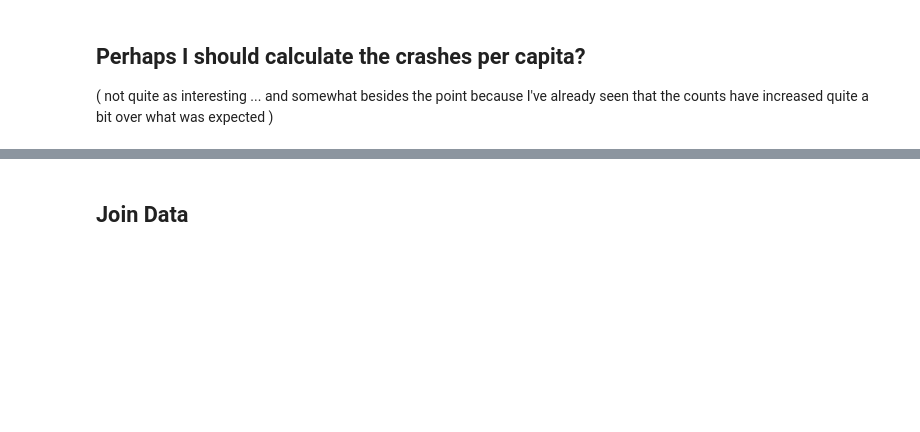
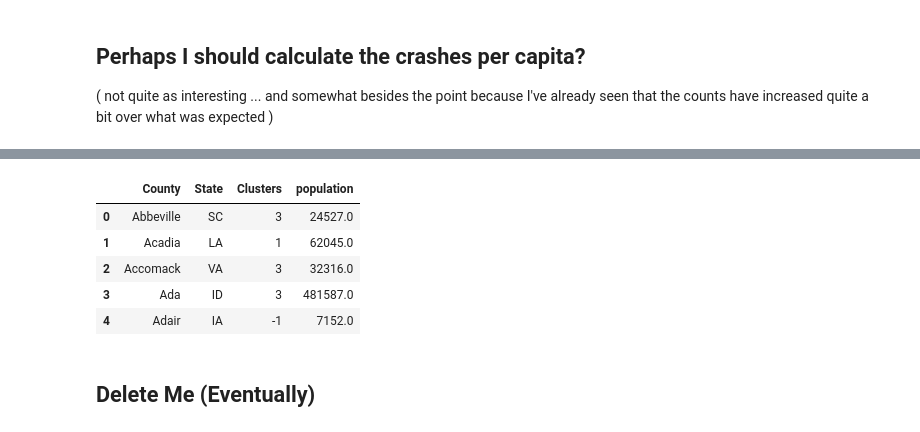
Before and after one commit to DJSherwood/ds_project1, a Jupyter notebook: crashes_and_covid.ipynb, the cells around one changed output, grey strips where cells are left out. Drawn from its saved outputs; the diff is of its cells as text; code cells hidden in the pictures; blank space fills up the shorter version.

```diff
--- a/crashes_and_covid.ipynb
+++ b/crashes_and_covid.ipynb
@@ -260,3 +344,14 @@ data_for_plot3 = data_for_plot3[data_for_plot3['Clusters'] > 1.0]
+# %%
+cluster_pop.head()
+# %% [output]
+|  | County | State | Clusters | population |
+| 0 | Abbeville | SC | 3 | 24527.0 |
+| 1 | Acadia | LA | 1 | 62045.0 |
+| 2 | Accomack | VA | 3 | 32316.0 |
+| 3 | Ada | ID | 3 | 481587.0 |
+| 4 | Adair | IA | -1 | 7152.0 |
+# %% [markdown]
+## Delete Me (Eventually)
 # %%
 covid_df = pd.read_csv('/home/gopherguy14/datasets/covid_confirmed_usafacts.csv')
 pop_df = pd.read_csv('/home/gopherguy14/datasets/covid_county_population.csv', engine='python')
@@ -293,5 +388,3 @@ crashes_df = pd.read_csv('/home/gopherguy14/datasets/US_Accidents_Dec20.csv')
 crashes_df['Start_Date'] = crashes_df['Start_Time'].astype("datetime64[ns]").dt.date
 # drop old county name column
 usafacts_data = usafacts_data.drop(columns='County Name')
-# %% [markdown]
-## Join Data
```
Also changed, not shown: parts of 44 cells of this notebook.
